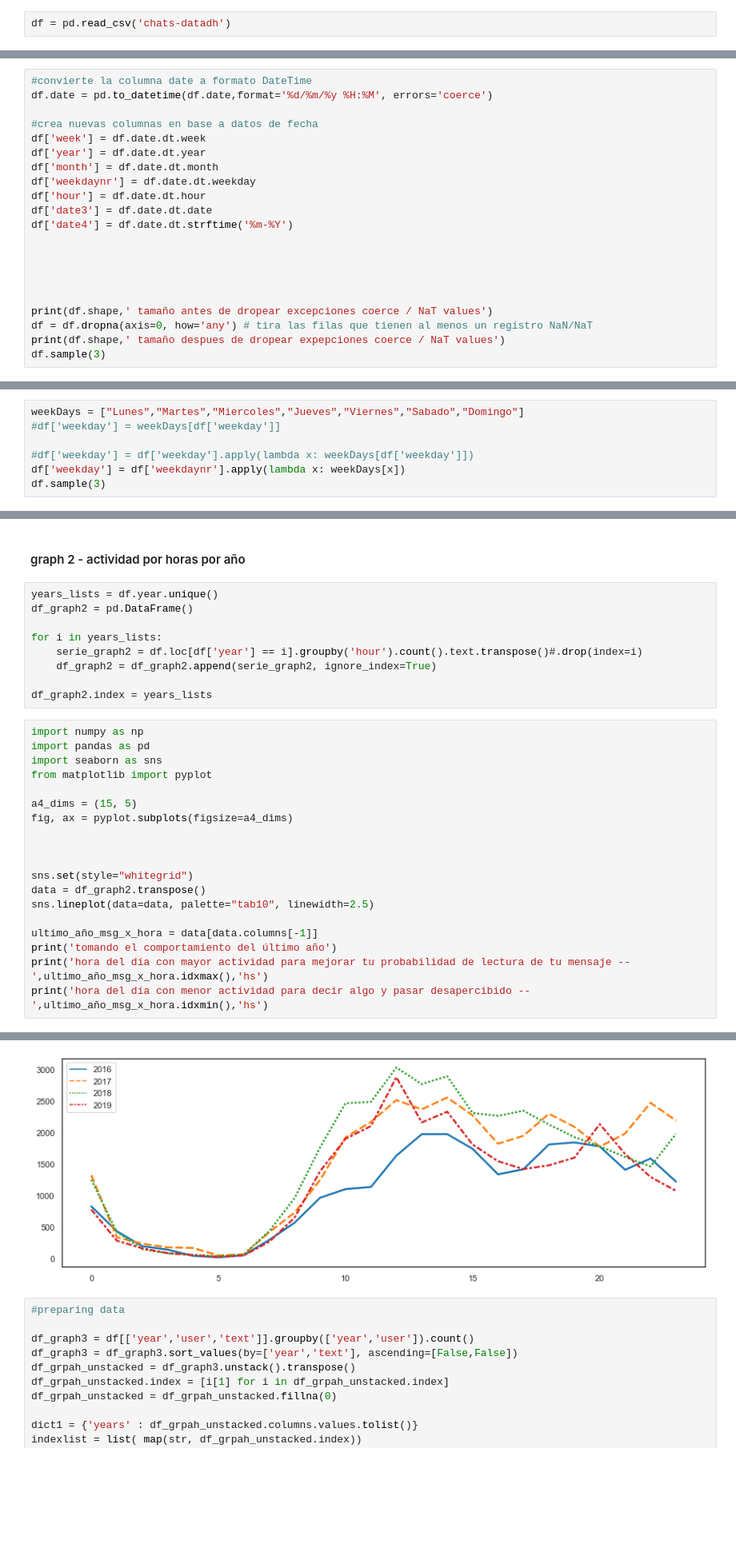
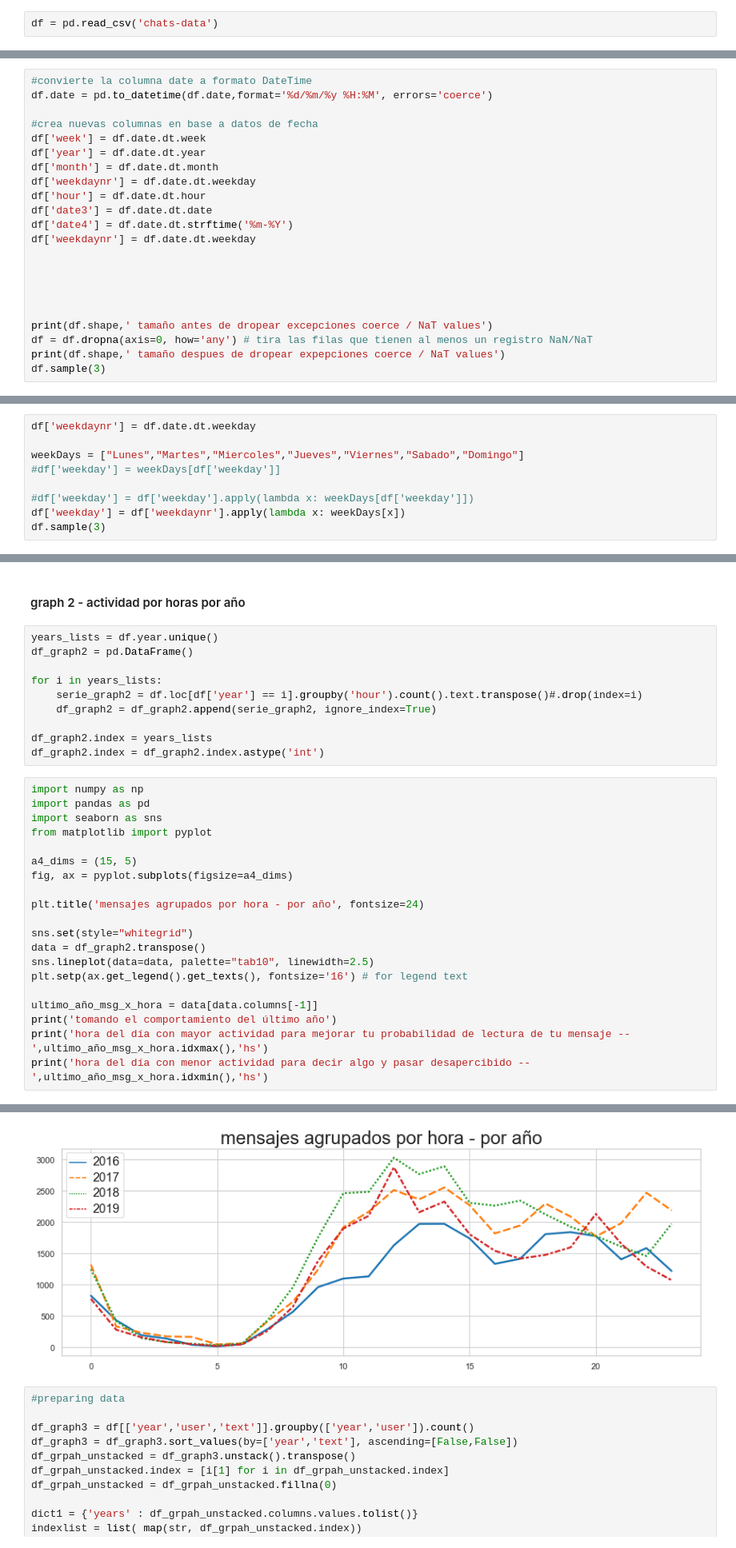
Before and after one commit to joaquin-tempelsman/data-stories, a Jupyter notebook: Whatsapp group - analytics/notebook - DH.ipynb, the cells around one changed output, grey strips where cells are left out. Shown at 80% size. Drawn from its saved outputs; the diff is of its cells as text; blank space fills up the shorter version.

```diff
--- a/Whatsapp group - analytics/notebook - DH.ipynb
+++ b/Whatsapp group - analytics/notebook - DH.ipynb
@@ -62,7 +62,7 @@ for i in range(1,len(sentences)-1):
     df = df.append(serie, ignore_index=True)
 export_csv = df.to_csv (r'chats-data2')
 # %%
-df = pd.read_csv('chats-datadh')
+df = pd.read_csv('chats-data')
 # %%
 print(df.shape,' tamaño antes de dropear')
 df = df.dropna(axis=0, how='any') # tira las filas que tienen al menos un registro NaN/NaT
@@ -82,6 +82,7 @@ df['weekdaynr'] = df.date.dt.weekday
 df['hour'] = df.date.dt.hour
 df['date3'] = df.date.dt.date
 df['date4'] = df.date.dt.strftime('%m-%Y')
+df['weekdaynr'] = df.date.dt.weekday
 
 
 
@@ -101,4 +102,6 @@ df.sample(3)
 # %%
+df['weekdaynr'] = df.date.dt.weekday
+
 weekDays = ["Lunes","Martes","Miercoles","Jueves","Viernes","Sabado","Domingo"]
 #df['weekday'] = weekDays[df['weekday']]
 
@@ -190,6 +194,7 @@ for i in years_lists:
     df_graph2 = df_graph2.append(serie_graph2, ignore_index=True)
 
 df_graph2.index = years_lists
+df_graph2.index = df_graph2.index.astype('int')
 # %%
 import numpy as np
 import pandas as pd
@@ -199,11 +204,12 @@ from matplotlib import pyplot
 a4_dims = (15, 5)
 fig, ax = pyplot.subplots(figsize=a4_dims)
 
-
+plt.title('mensajes agrupados por hora - por año', fontsize=24)
 
 sns.set(style="whitegrid")
 data = df_graph2.transpose()
 sns.lineplot(data=data, palette="tab10", linewidth=2.5)
+plt.setp(ax.get_legend().get_texts(), fontsize='16') # for legend text
 
 ultimo_año_msg_x_hora = data[data.columns[-1]]
 print('tomando el comportamiento del último año')
@@ -216,4 +222,4 @@ hora del día con menor actividad para decir algo y pasar desapercibido -- 5 hs
-[figure, old version]
+[figure, new version]
 # %%
 #preparing data
 
```
Also changed, not shown: parts of 10 cells of this notebook, 5 other files.
